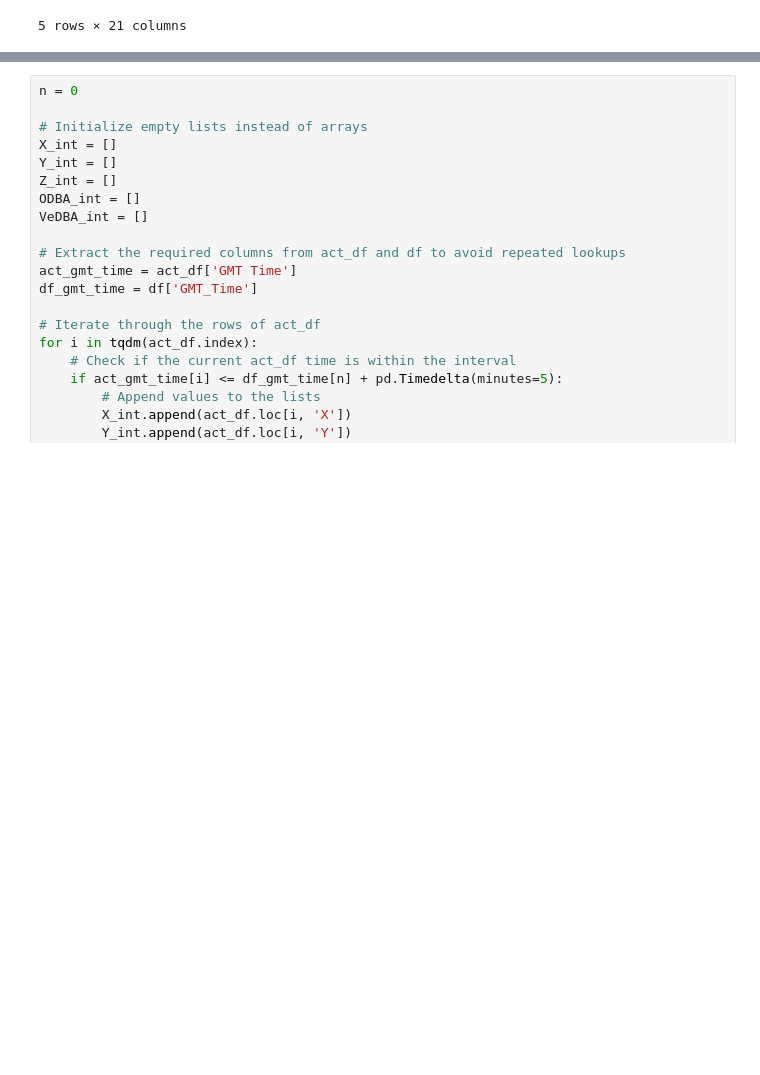
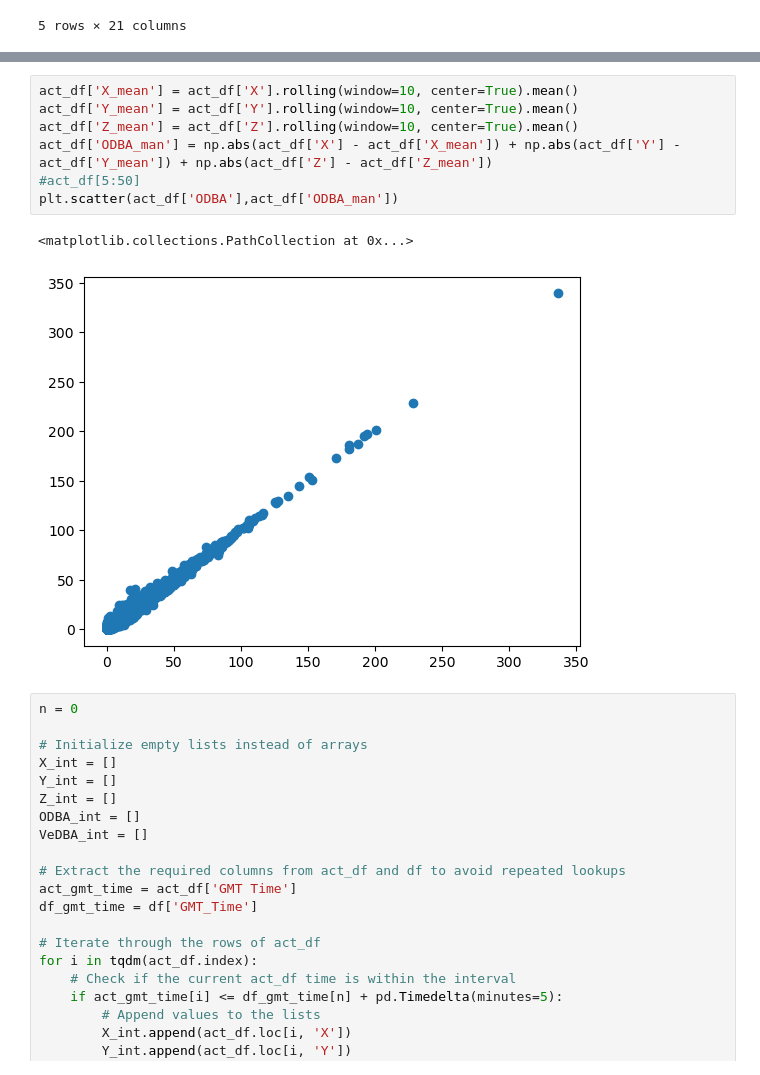
Before and after one commit to YinQingYuanQue/LivestockStudy, a Jupyter notebook: Code/Leo_Proc_GPS_Acc.ipynb, the cells around one changed output, grey strips where cells are left out. Saved outputs shown, nothing was run; the diff lists cells and outputs as text; blank space fills up the shorter version.

```diff
--- a/Code/Leo_Proc_GPS_Acc.ipynb
+++ b/Code/Leo_Proc_GPS_Acc.ipynb
@@ -47,4 +48,14 @@ df['GMT_Time'] = pd.to_datetime(df['GMT_Time'], format = '%Y-%m-%d %H:%M')
 act_df.index = range(act_df.shape[0])
+# %%
+act_df['X_mean'] = act_df['X'].rolling(window=10, center=True).mean()
+act_df['Y_mean'] = act_df['Y'].rolling(window=10, center=True).mean()
+act_df['Z_mean'] = act_df['Z'].rolling(window=10, center=True).mean()
+act_df['ODBA_man'] = np.abs(act_df['X'] - act_df['X_mean']) + np.abs(act_df['Y'] - act_df['Y_mean']) + np.abs(act_df['Z'] - act_df['Z_mean'])
+#act_df[5:50]
+plt.scatter(act_df['ODBA'],act_df['ODBA_man'])
+# %% [output]
+<matplotlib.collections.PathCollection at 0x...>
+[figure, added]
 # %%
 n = 0
 
```
Also changed, not shown: parts of 2 cells of this notebook, 3 other files.
